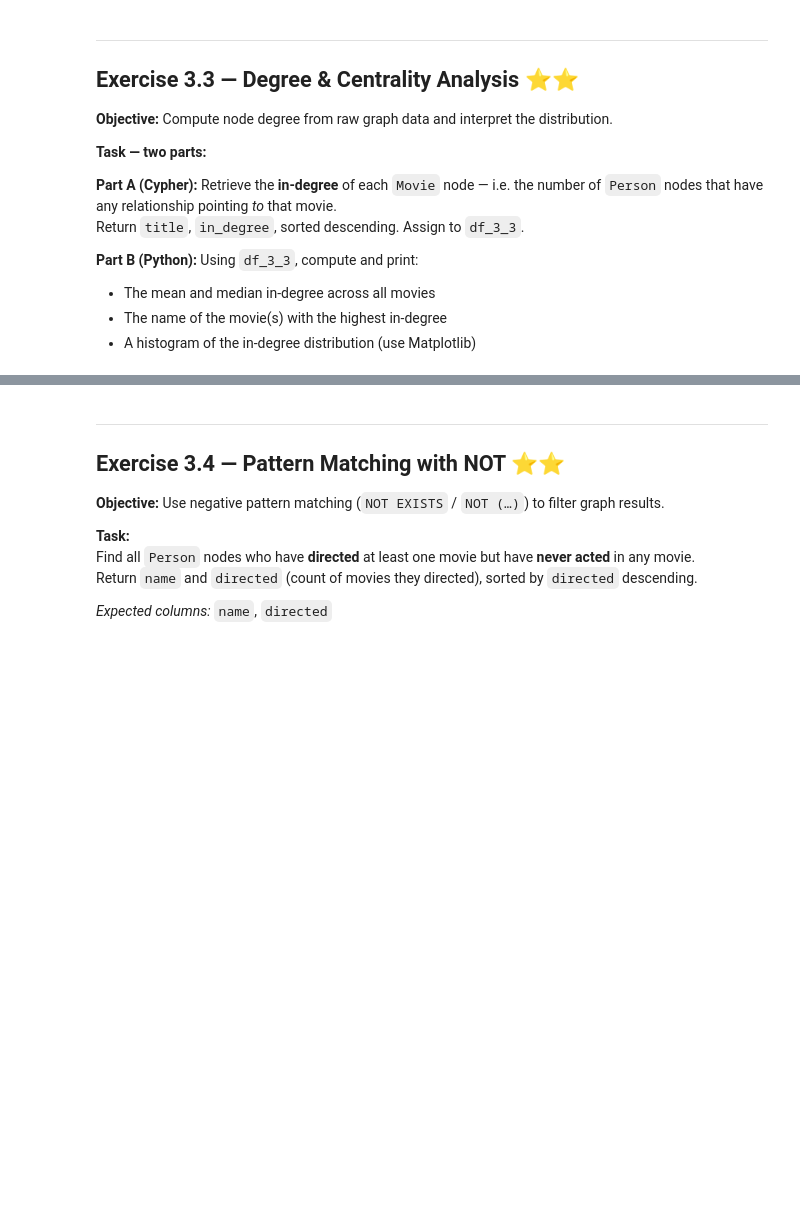
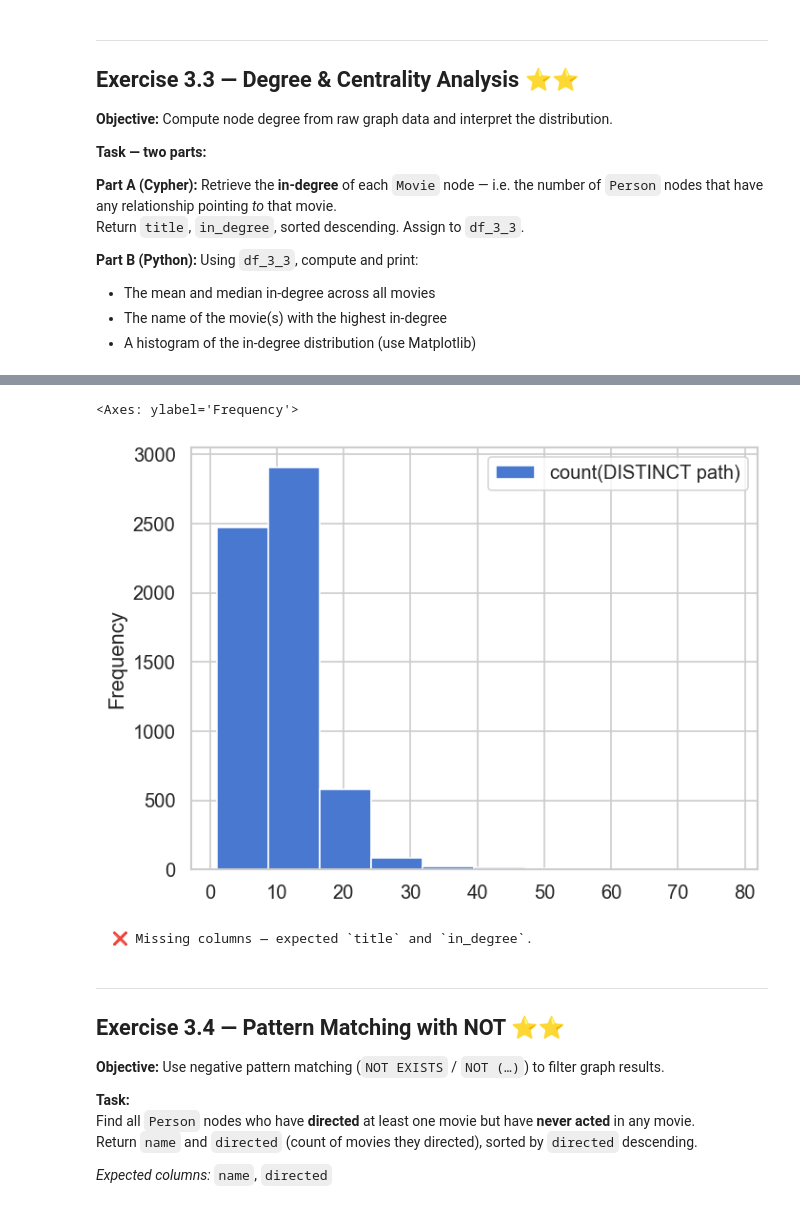
Before and after one commit to ManuelTestoni/BigData, a Jupyter notebook: MovieDB/neo4j_moviedb_final.ipynb, the cells around one changed output, grey strips where cells are left out. Saved outputs shown, nothing was run; the diff lists cells and outputs as text; code cells hidden in the pictures; blank space fills up the shorter version.

```diff
--- a/MovieDB/neo4j_moviedb_final.ipynb
+++ b/MovieDB/neo4j_moviedb_final.ipynb
@@ -40,9 +40,9 @@ sns.set_theme(style='whitegrid', palette='muted', font_scale=1.1)
 plt.rcParams['figure.dpi'] = 120
 
 # ── Connection parameters — edit these ───────────────────────────────────────
-NEO4J_URI      = 'neo4j://127.0.0.1:7687'   # or neo4j+s://<id>.databases.neo4j.io for AuraDB
-NEO4J_USER     = 'neo4j'
-NEO4J_PASSWORD = 'LocalDBMS'      # ← change me
+NEO4J_URI      = 'YOUR_URI'   # or neo4j+s://<id>.databases.neo4j.io for AuraDB
+NEO4J_USER     = 'YOUR_USERNAME'
+NEO4J_PASSWORD = 'YOUR PASSWORD'      # ← change me
 
 driver = GraphDatabase.driver(NEO4J_URI, auth=(NEO4J_USER, NEO4J_PASSWORD))
 driver.verify_connectivity()
@@ -569,8 +702,17 @@ df_3_3.head()
 # %%
 # ── Exercise 3.3 — Part B ─────────────────────────────────────────────────────
 # Compute mean, median, top movie(s), and plot the histogram
-
-# YOUR CODE HERE
+df_3_3['count(DISTINCT path)'].mean()
+df_3_3['count(DISTINCT path)'].median()
+#Top 5 since it's ordered
+df_3_3.head(5)
+df_3_3.plot.hist()
+#Through the instogram we are able to see that the majority of our film has 10-20 connections.
+#Followed by film that have from 0 to 10 connection.
+# Increasing the number of connection with actors and directors and staffs the number of films decrease.
+# %% [output]
+<Axes: ylabel='Frequency'>
+[figure, added]
 # %%
 # ── Grader 3.3 ────────────────────────────────────────────────────────────────
 def grade_3_3(df):
@@ -596,3 +738,5 @@ def grade_3_3(df):
         print(f'  ✅ Part A correct! {len(df)} movies with valid in-degree values.')
 
 grade_3_3(df_3_3)
+# %% [output]
+  ❌ Missing columns — expected `title` and `in_degree`.
```
Also changed, not shown: parts of 32 cells of this notebook, 3 other files.
